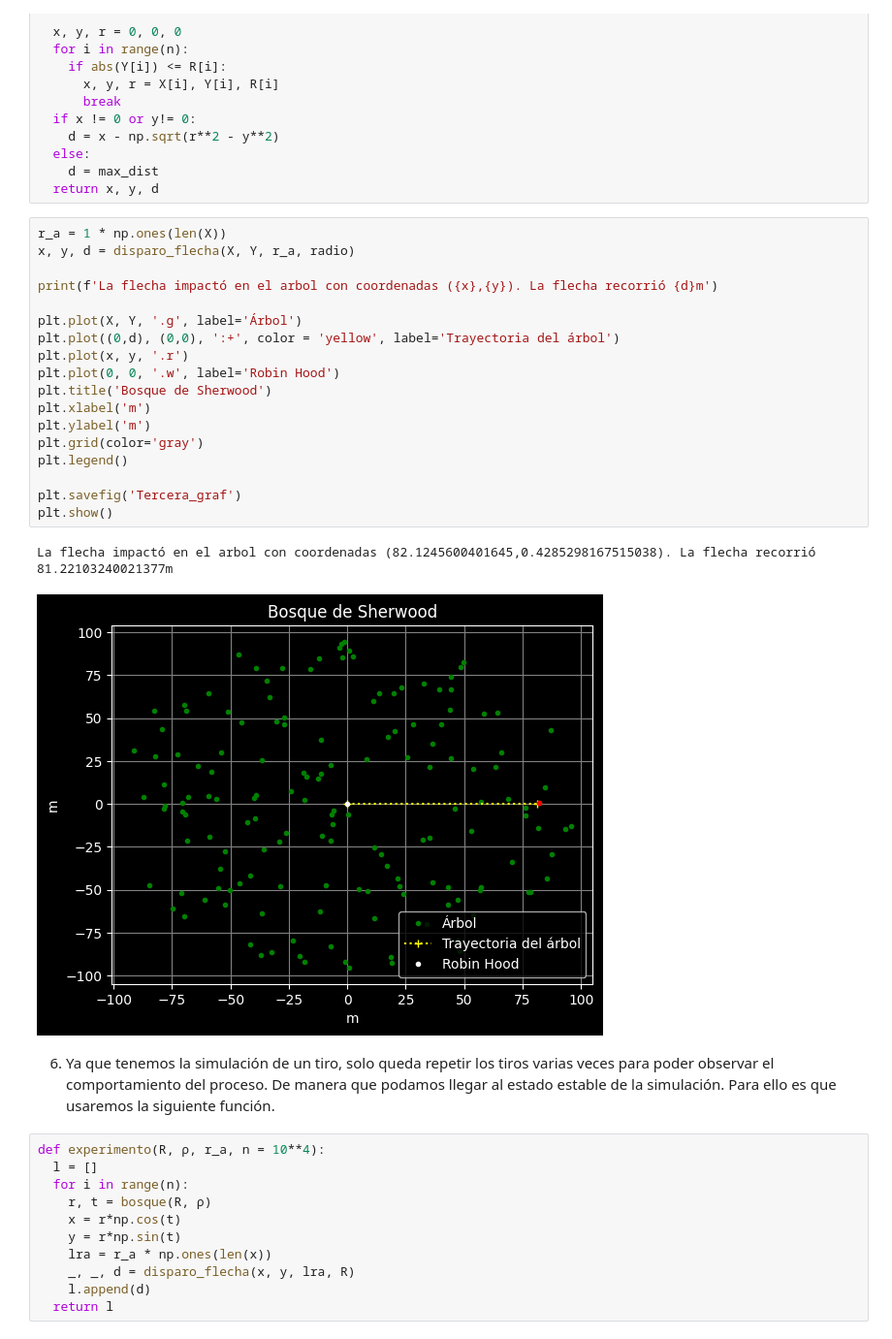
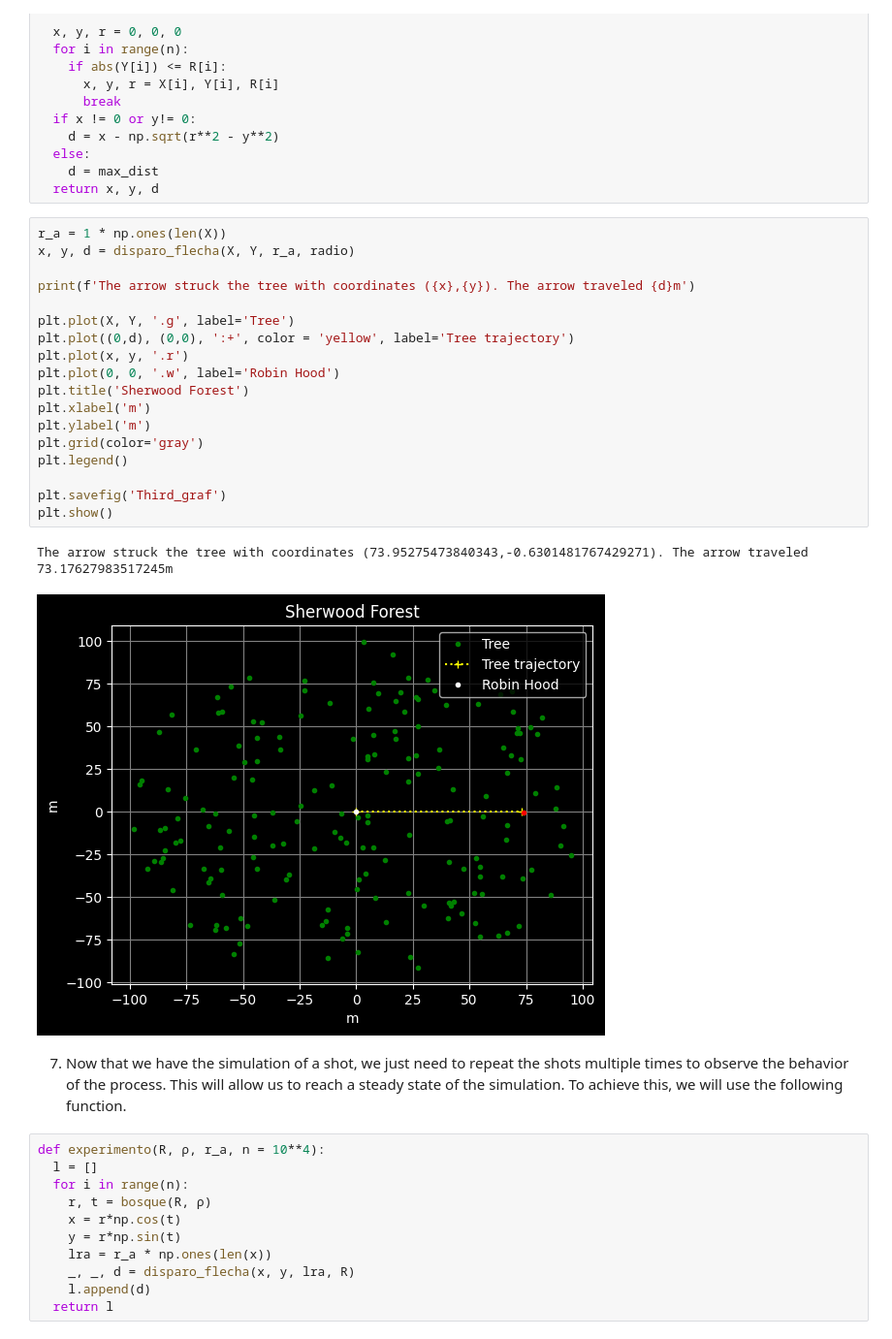
Before and after one commit to Vixuz144/Robin-Hood, a Jupyter notebook: Robin_Hood[EN].ipynb, the cells around one changed output. Shown at 97% size. Cells and saved outputs as stored; diff of their text form.

```diff
--- a/Robin_Hood[EN].ipynb
+++ b/Robin_Hood[EN].ipynb
@@ -315,26 +319,26 @@ def disparo_flecha(X, Y, R, max_dist):
 # %%
 r_a = 1 * np.ones(len(X))
 x, y, d = disparo_flecha(X, Y, r_a, radio)
 
-print(f'La flecha impactó en el arbol con coordenadas ({x},{y}). La flecha recorrió {d}m')
+print(f'The arrow struck the tree with coordinates ({x},{y}). The arrow traveled {d}m')
 
-plt.plot(X, Y, '.g', label='Árbol')
-plt.plot((0,d), (0,0), ':+', color = 'yellow', label='Trayectoria del árbol')
+plt.plot(X, Y, '.g', label='Tree')
+plt.plot((0,d), (0,0), ':+', color = 'yellow', label='Tree trajectory')
 plt.plot(x, y, '.r')
 plt.plot(0, 0, '.w', label='Robin Hood')
-plt.title('Bosque de Sherwood')
+plt.title('Sherwood Forest')
 plt.xlabel('m')
 plt.ylabel('m')
 plt.grid(color='gray')
 plt.legend()
 
-plt.savefig('Tercera_graf')
+plt.savefig('Third_graf')
 plt.show()
 # %% [output]
-La flecha impactó en el arbol con coordenadas (82.1245600401645,0.4285298167515038). La flecha recorrió 81.22103240021377m
+The arrow struck the tree with coordinates (73.95275473840343,-0.6301481767429271). The arrow traveled 73.17627983517245m
-[figure, old version]
+[figure, new version]
-# %% [markdown]
-6. Ya que tenemos la simulación de un tiro, solo queda repetir los tiros varias veces para poder observar el comportamiento del proceso. De manera que podamos llegar al estado estable de la simulación. Para ello es que usaremos la siguiente función.
+# %% [markdown]
+7. Now that we have the simulation of a shot, we just need to repeat the shots multiple times to observe the behavior of the process. This will allow us to reach a steady state of the simulation. To achieve this, we will use the following function.
 # %%
 def experimento(R, ρ, r_a, n = 10**4):
   l = []
```
Also changed, not shown: parts of 76 cells of this notebook.
